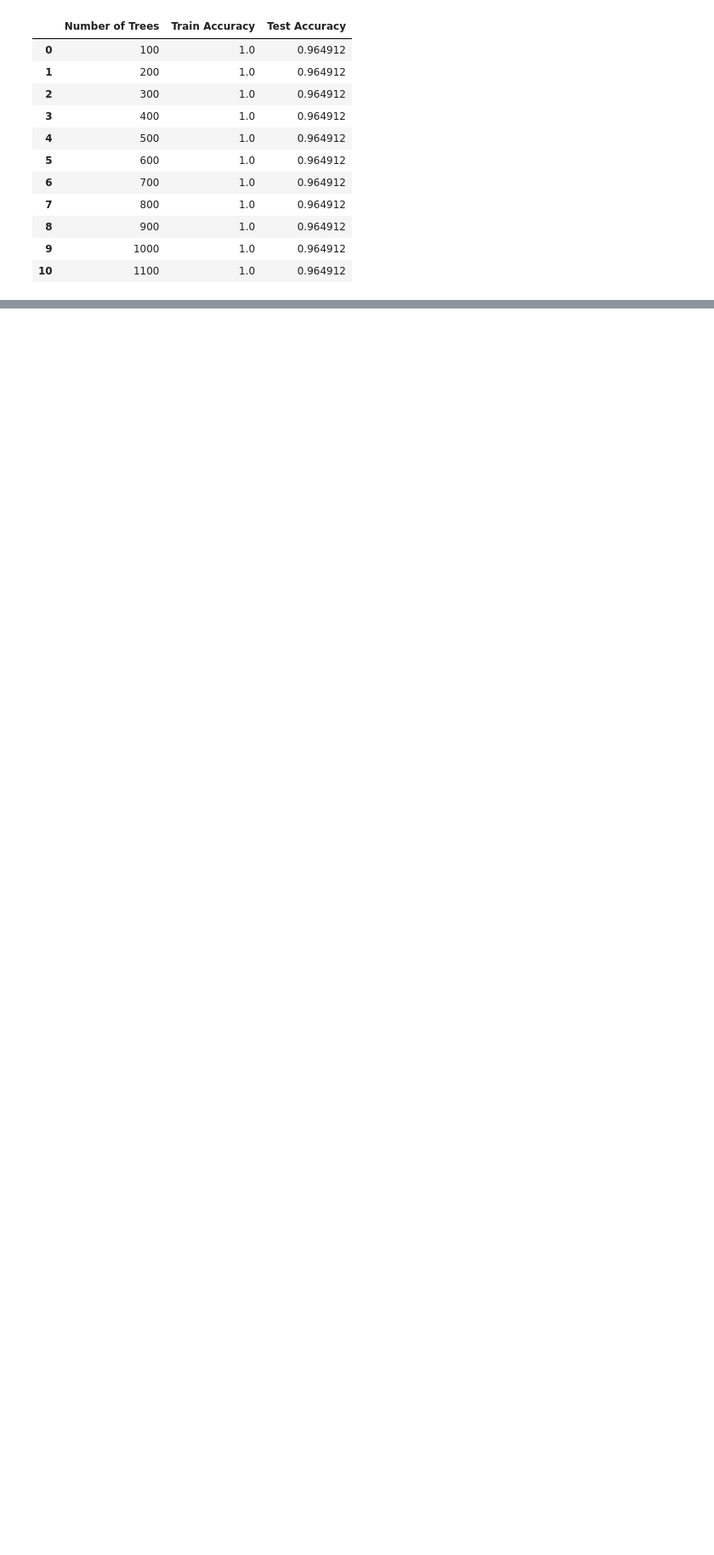
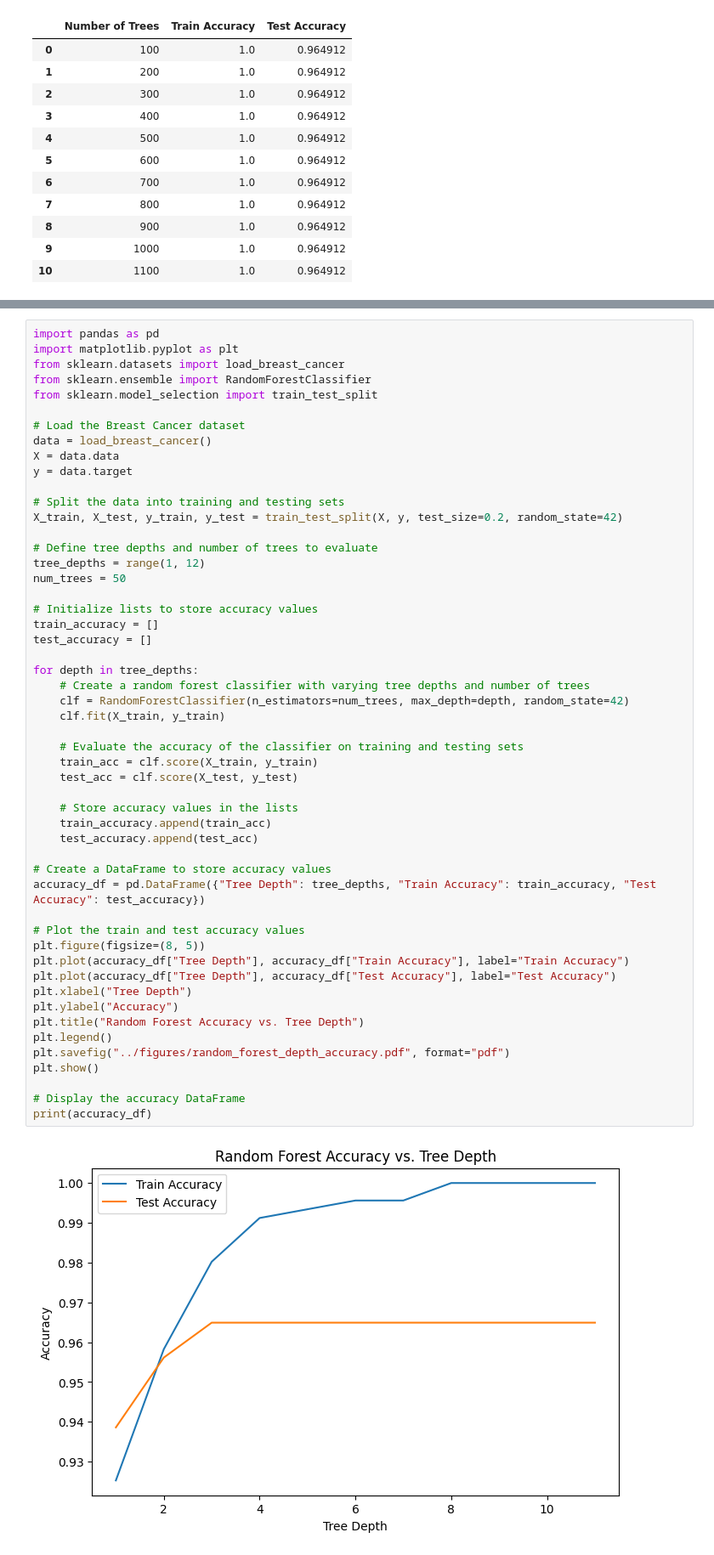
Before and after one commit to nakulpadalkar/RandomForest, a Jupyter notebook: code/randomforest_parameters.ipynb, the cells around one changed output, grey strips where cells are left out. Shown at 85% size. Cells and saved outputs as stored; diff of their text form; blank space fills up the shorter version.

```diff
--- a/code/randomforest_parameters.ipynb
+++ b/code/randomforest_parameters.ipynb
@@ -227,0 +131,54 @@ Train Accuracy:
+# %%
+import pandas as pd
+import matplotlib.pyplot as plt
+from sklearn.datasets import load_breast_cancer
+from sklearn.ensemble import RandomForestClassifier
+from sklearn.model_selection import train_test_split
+
+# Load the Breast Cancer dataset
+data = load_breast_cancer()
+X = data.data
+y = data.target
+
+# Split the data into training and testing sets
+X_train, X_test, y_train, y_test = train_test_split(X, y, test_size=0.2, random_state=42)
+
+# Define tree depths and number of trees to evaluate
+tree_depths = range(1, 12)
+num_trees = 50
+
+# Initialize lists to store accuracy values
+train_accuracy = []
+test_accuracy = []
+
+for depth in tree_depths:
+    # Create a random forest classifier with varying tree depths and number of trees
+    clf = RandomForestClassifier(n_estimators=num_trees, max_depth=depth, random_state=42)
+    clf.fit(X_train, y_train)
+
+    # Evaluate the accuracy of the classifier on training and testing sets
+    train_acc = clf.score(X_train, y_train)
+    test_acc = clf.score(X_test, y_test)
+
+    # Store accuracy values in the lists
+    train_accuracy.append(train_acc)
+    test_accuracy.append(test_acc)
+
+# Create a DataFrame to store accuracy values
+accuracy_df = pd.DataFrame({"Tree Depth": tree_depths, "Train Accuracy": train_accuracy, "Test Accuracy": test_accuracy})
+
+# Plot the train and test accuracy values
+plt.figure(figsize=(8, 5))
+plt.plot(accuracy_df["Tree Depth"], accuracy_df["Train Accuracy"], label="Train Accuracy")
+plt.plot(accuracy_df["Tree Depth"], accuracy_df["Test Accuracy"], label="Test Accuracy")
+plt.xlabel("Tree Depth")
+plt.ylabel("Accuracy")
+plt.title("Random Forest Accuracy vs. Tree Depth")
+plt.legend()
+plt.savefig("../figures/random_forest_depth_accuracy.pdf", format="pdf")
+plt.show()
+
+# Display the accuracy DataFrame
+print(accuracy_df)
+# %% [output]
+[figure, added]
```
Also changed, not shown: parts of 3 cells of this notebook, 6 other files.
